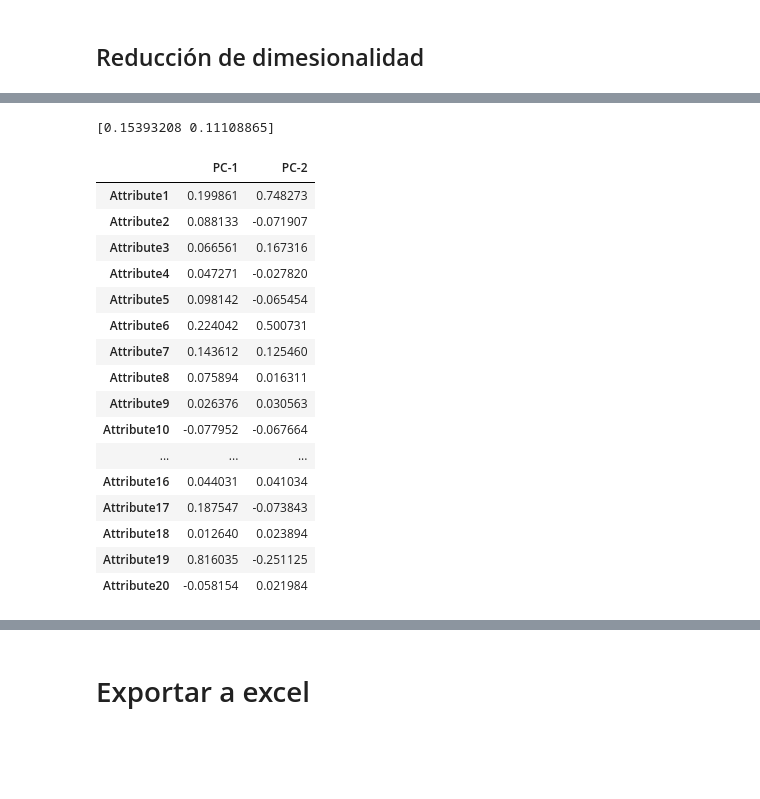
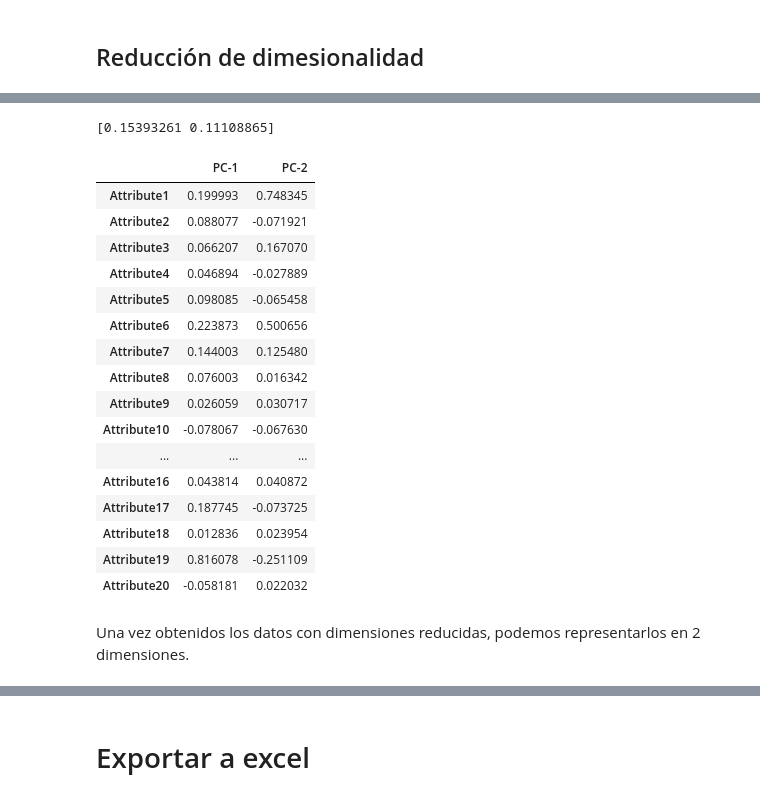
Before and after one commit to AyozeGS/IABD, a Jupyter notebook: SNS/UT4/T1/Ayoze_Gil_Sosa_Act_4_1_Segmentacion_Statlog.ipynb, the cells around one changed output, grey strips where cells are left out. Drawn from its saved outputs; the diff is of its cells as text; code cells hidden in the pictures; blank space fills up the shorter version.

```diff
--- a/SNS/UT4/T1/Ayoze_Gil_Sosa_Act_4_1_Segmentacion_Statlog.ipynb
+++ b/SNS/UT4/T1/Ayoze_Gil_Sosa_Act_4_1_Segmentacion_Statlog.ipynb
@@ -153,0 +166,3 @@ data
+# %%
+data = original_data.copy()
+data.head()
@@ -227,3 +246,0 @@ En este ocasión no nos encontramos ante un problema de clasificación por lo qu
-# %%
-data.drop(['class'], axis=1, inplace=True)
-data
@@ -272,9 +287,9 @@ X = data.copy()
 # %%
 # Establemecemos un límite para realizar una prospección del coeficiente de Silueta (silhouette score)
-limit = 10
+limit = 20
 
 for k in range(2, limit + 1):
-    model = KMeans(n_clusters = k, n_init='auto', random_state=10)
+    model = KMeans(n_clusters = k, n_init='auto', random_state=42)
     model.fit(X)
     pred = model.predict(X)
     score = silhouette_score(X, pred)
@@ -370,14 +402,0 @@ plt.show()
-# %%
-# Establemecemos un límite para realizar una prospección del coeficiente de Silueta (silhouette score)
-eps_values = np.linspace(0.55, 1.15, 30)
-min_samples_values = np.linspace(4, 10, 30, dtype=int)
-
-for eps, min_samples in zip(eps_values, min_samples_values):
-    model = DBSCAN(eps=eps, min_samples=min_samples)
-    model.fit(X)
-    pred = model.fit_predict(X)
-    score = silhouette_score(X, pred)
-
-    print('Silhouette Score for eps = {:<.2f}, min_samples = {}: {:<.3f}'.format(eps, min_samples, score))
-
-# Cuanto más alto es el score mejor agrupamiento cluster obtendremos
@@ -486,33 +588,35 @@ Name: count, dtype: int64
 # %%
 X_pca = X.copy()
 
 # Reducimos la dimensionalidad de los datos (a dos dimensiones)
-pca = PCA(n_components = 2)
-X_pca = pca.fit_transform(X_pca)
+pca_2 = PCA(n_components = 2)
+X_pca_2 = pca_2.fit_transform(X_pca)
 # Mostramos el porcentaje de varianza explicada por cada uno de los componentes seleccionados.
-print(pca.explained_variance_ratio_)
+print(pca_2.explained_variance_ratio_)
 
 # Visualizar la "importancia" de cada variable original del problema en las nuevas dimensiones
-pd.DataFrame(np.matrix.transpose(pca.components_), columns=['PC-1', 'PC-2'], index=X.columns)
+pd.DataFrame(np.matrix.transpose(pca_2.components_), columns=['PC-1', 'PC-2'], index=X.columns)
 # %% [output]
-[0.15393208 0.11108865]
+[0.15393261 0.11108865]
 |  | PC-1 | PC-2 |
-| Attribute1 | 0.199861 | 0.748273 |
-| Attribute2 | 0.088133 | -0.071907 |
-| Attribute3 | 0.066561 | 0.167316 |
-| Attribute4 | 0.047271 | -0.027820 |
-| Attribute5 | 0.098142 | -0.065454 |
-| Attribute6 | 0.224042 | 0.500731 |
-| Attribute7 | 0.143612 | 0.125460 |
-| Attribute8 | 0.075894 | 0.016311 |
-| Attribute9 | 0.026376 | 0.030563 |
-| Attribute10 | -0.077952 | -0.067664 |
+| Attribute1 | 0.199993 | 0.748345 |
+| Attribute2 | 0.088077 | -0.071921 |
+| Attribute3 | 0.066207 | 0.167070 |
+| Attribute4 | 0.046894 | -0.027889 |
+| Attribute5 | 0.098085 | -0.065458 |
+| Attribute6 | 0.223873 | 0.500656 |
+| Attribute7 | 0.144003 | 0.125480 |
+| Attribute8 | 0.076003 | 0.016342 |
+| Attribute9 | 0.026059 | 0.030717 |
+| Attribute10 | -0.078067 | -0.067630 |
 | ... | ... | ... |
-| Attribute16 | 0.044031 | 0.041034 |
-| Attribute17 | 0.187547 | -0.073843 |
-| Attribute18 | 0.012640 | 0.023894 |
-| Attribute19 | 0.816035 | -0.251125 |
-| Attribute20 | -0.058154 | 0.021984 |
+| Attribute16 | 0.043814 | 0.040872 |
+| Attribute17 | 0.187745 | -0.073725 |
+| Attribute18 | 0.012836 | 0.023954 |
+| Attribute19 | 0.816078 | -0.251109 |
+| Attribute20 | -0.058181 | 0.022032 |
+# %% [markdown]
+Una vez obtenidos los datos con dimensiones reducidas, podemos representarlos en 2 dimensiones.
 # %%
 # Visualizar el dataset utilizando las dos dimensiones obtenidas en el PCA
 plt.figure(figsize=(9, 6))
```
Also changed, not shown: parts of 71 cells of this notebook.
